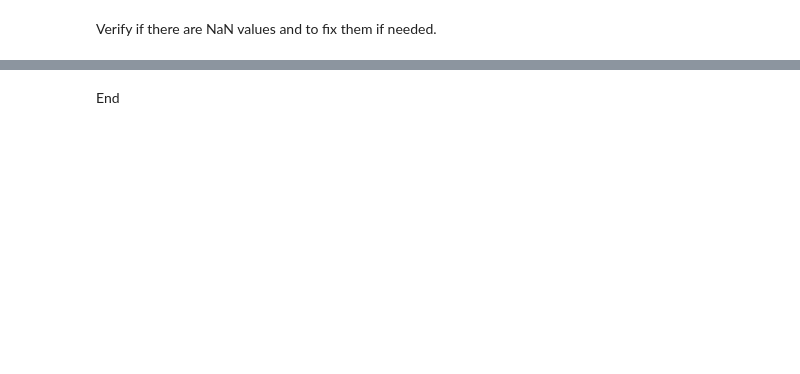
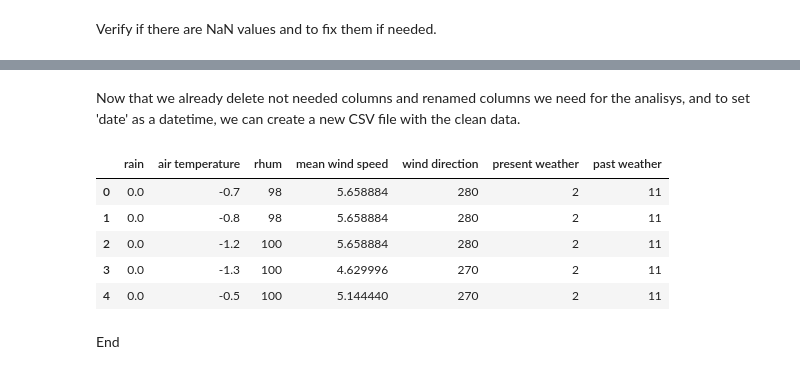
Before and after one commit to tanyasanjuan/pfda-project, a Jupyter notebook: wind.ipynb, the cells around one changed output, grey strips where cells are left out. Drawn from its saved outputs; the diff is of its cells as text; code cells hidden in the pictures; blank space fills up the shorter version.

Commit message:
create a new csv with clean data

```diff
--- a/wind.ipynb
+++ b/wind.ipynb
@@ -271,5 +278,22 @@ wind direction     0
 present weather    0
 past weather       0
 dtype: int64
+# %% [markdown]
+Now that we already delete not needed columns and renamed columns we need for the analisys, and to set 'date' as a datetime, we can create a new CSV file with the clean data.
+# %%
+# save the clean data
+''' we use index=False to not save the index as a column'''
+df.to_csv('wind_for_analysis.csv', index=False)
+
+# verify the new CSV file
+df_clean = pd.read_csv('wind_for_analysis.csv')
+df_clean.head()
+# %% [output]
+|  | rain | air temperature | rhum | mean wind speed | wind direction | present weather | past weather |
+| 0 | 0.0 | -0.7 | 98 | 5.658884 | 280 | 2 | 11 |
+| 1 | 0.0 | -0.8 | 98 | 5.658884 | 280 | 2 | 11 |
+| 2 | 0.0 | -1.2 | 100 | 5.658884 | 280 | 2 | 11 |
+| 3 | 0.0 | -1.3 | 100 | 4.629996 | 270 | 2 | 11 |
+| 4 | 0.0 | -0.5 | 100 | 5.144440 | 270 | 2 | 11 |
 # %% [markdown]
 End
```
Also changed, not shown: parts of 5 cells of this notebook, 1 other file.
